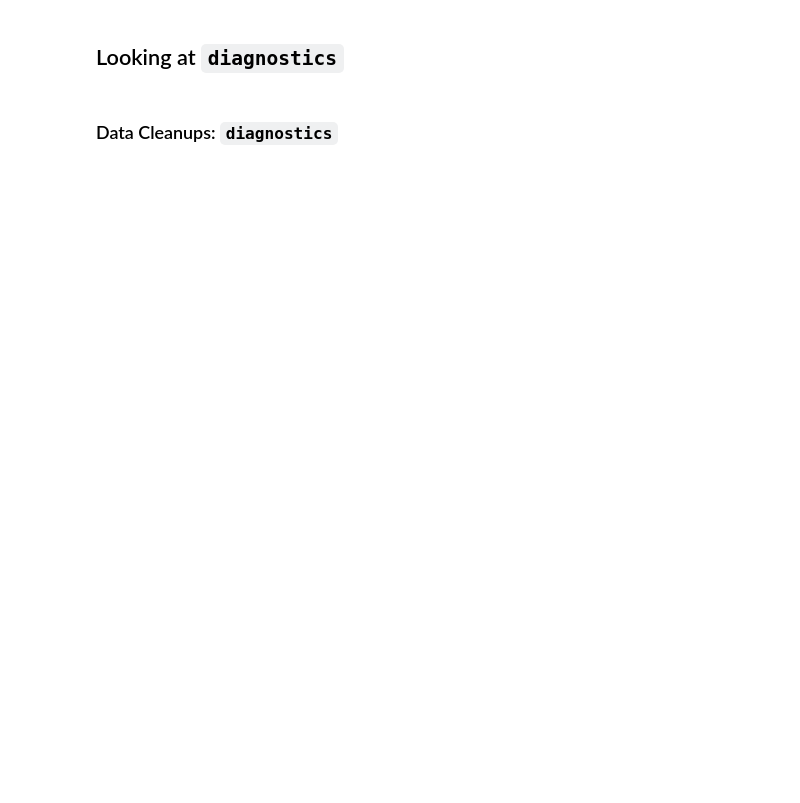
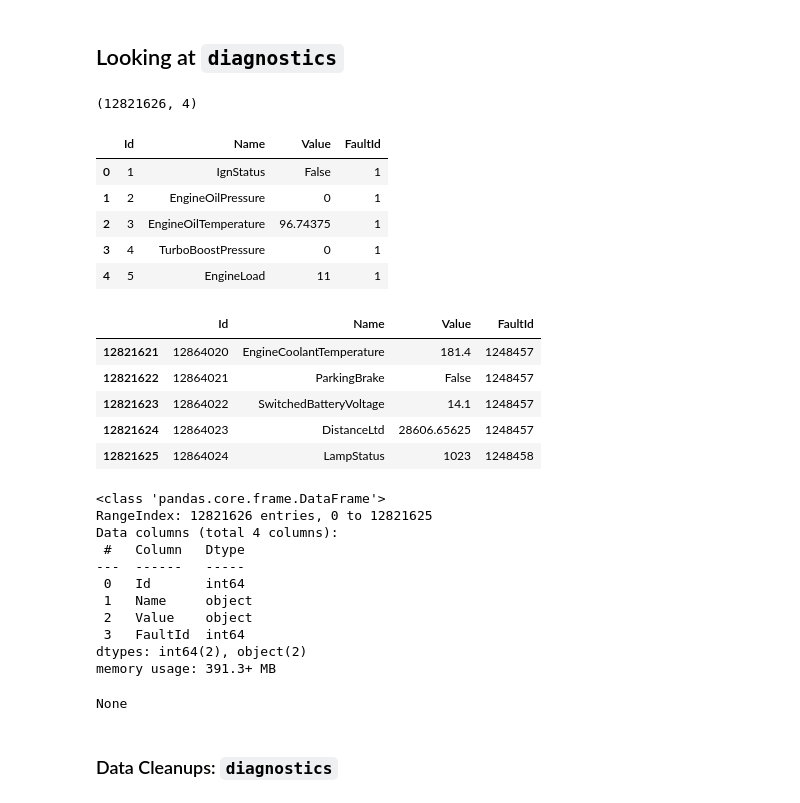
Before and after one commit to dailyp/big_g_express-go_big_g, a Jupyter notebook: notebooks/Data-Exploration.ipynb, the cells around one changed output. Cells and saved outputs as stored; diff of their text form; code cells hidden in the pictures; blank space fills up the shorter version.

```diff
--- a/notebooks/Data-Exploration.ipynb
+++ b/notebooks/Data-Exploration.ipynb
@@ -178,7 +248,34 @@ display(engine_faults.info())
 ## Looking at `diagnostics`
 # %%
 display(diagnostics.shape)
-display(diagnostics.head(10))
+display(diagnostics.head(5))
+display(diagnostics.tail(5))
 display(diagnostics.info())
+# %% [output]
+(12821626, 4)
+|  | Id | Name | Value | FaultId |
+| 0 | 1 | IgnStatus | False | 1 |
+| 1 | 2 | EngineOilPressure | 0 | 1 |
+| 2 | 3 | EngineOilTemperature | 96.74375 | 1 |
+| 3 | 4 | TurboBoostPressure | 0 | 1 |
+| 4 | 5 | EngineLoad | 11 | 1 |
+|  | Id | Name | Value | FaultId |
+| 12821621 | 12864020 | EngineCoolantTemperature | 181.4 | 1248457 |
+| 12821622 | 12864021 | ParkingBrake | False | 1248457 |
+| 12821623 | 12864022 | SwitchedBatteryVoltage | 14.1 | 1248457 |
+| 12821624 | 12864023 | DistanceLtd | 28606.65625 | 1248457 |
+| 12821625 | 12864024 | LampStatus | 1023 | 1248458 |
+<class 'pandas.core.frame.DataFrame'>
+RangeIndex: 12821626 entries, 0 to 12821625
+Data columns (total 4 columns):
+ #   Column   Dtype
+---  ------   -----
+ 0   Id       int64
+ 1   Name     object
+ 2   Value    object
+ 3   FaultId  int64
+dtypes: int64(2), object(2)
+memory usage: 391.3+ MB
+None
 # %% [markdown]
 ### Data Cleanups: `diagnostics`
```
Also changed, not shown: parts of 48 cells of this notebook.
